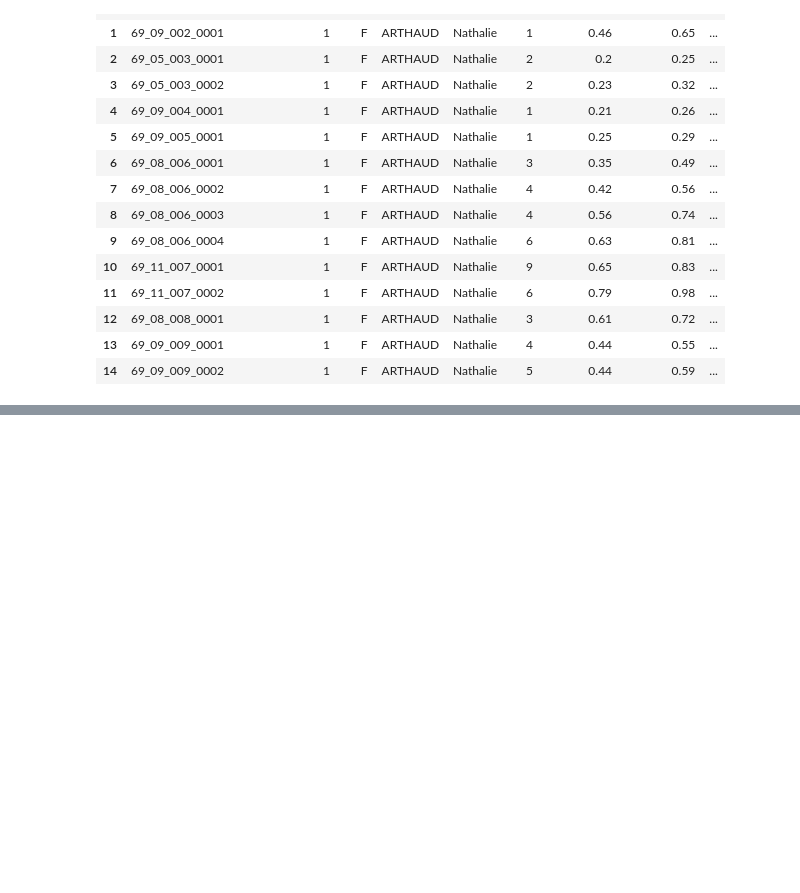
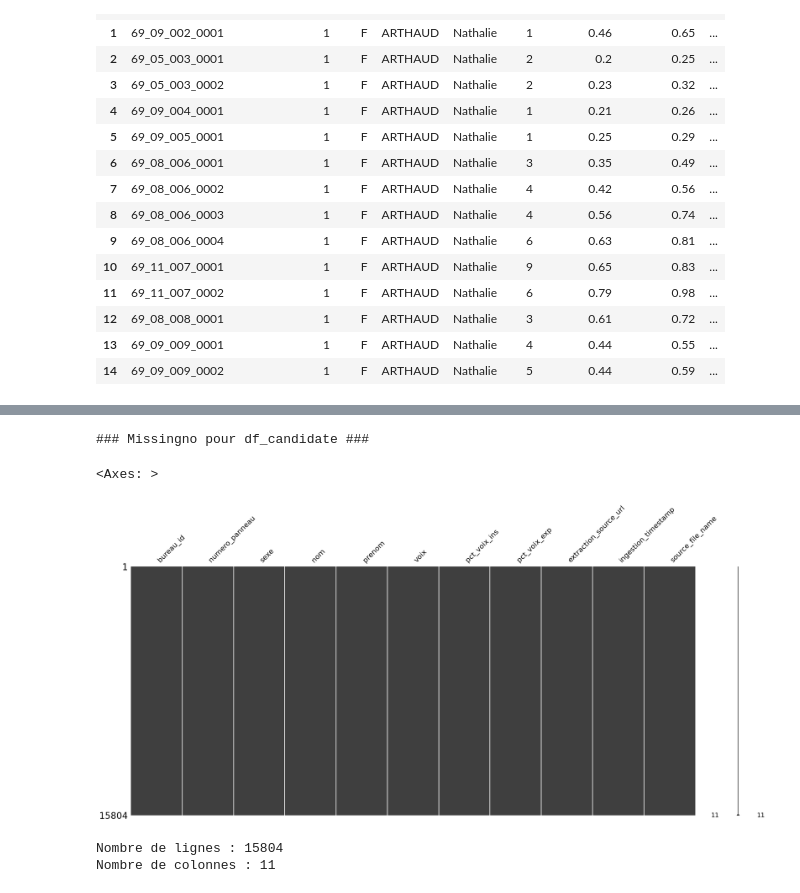
Before and after one commit to Albatross-MSPR/election-presidentielle, a Jupyter notebook: src/transformation/2022-pre/burvot-t1.ipynb, the cells around one changed output, grey strips where cells are left out. Drawn from its saved outputs; the diff is of its cells as text; code cells hidden in the pictures; blank space fills up the shorter version.

```diff
--- a/src/transformation/2022-pre/burvot-t1.ipynb
+++ b/src/transformation/2022-pre/burvot-t1.ipynb
@@ -196,0 +228,14 @@ Wrote candidate silver: /Users/zainfrayha/Documents/EPSI/MSPR/electio-analytics-
+# %%
+name = "df_candidate"
+print(f"### Missingno pour {name} ###\n")
+msno.matrix(df_candidate)
+# %% [output]
+### Missingno pour df_candidate ###
+<Axes: >
+[figure, added]
+# %%
+print(f"Nombre de lignes : {df_candidate.shape[0]}")
+print(f"Nombre de colonnes : {df_candidate.shape[1]}")
+# %% [output]
+Nombre de lignes : 15804
+Nombre de colonnes : 11
```
Also changed, not shown: parts of 7 cells of this notebook, 42 other files.
